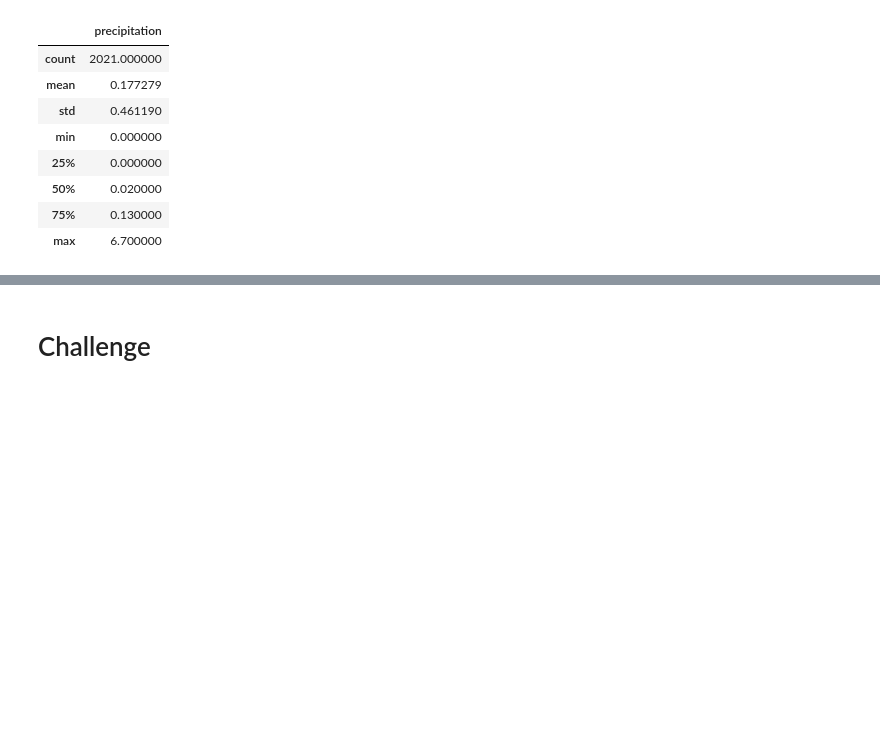
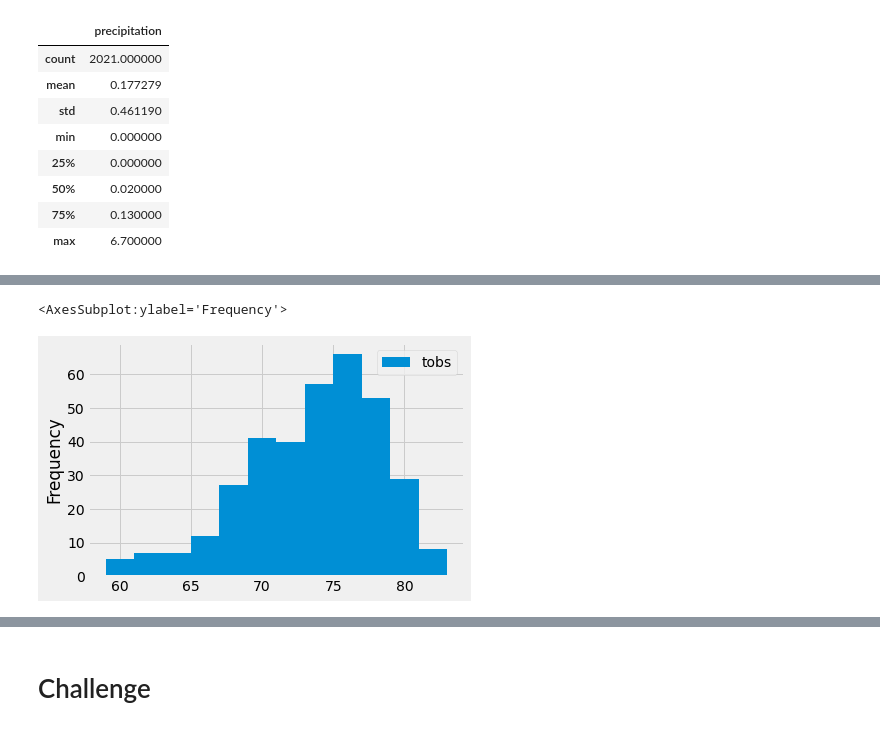
Before and after one commit to Bhargavi-ng/surfs_up, a Jupyter notebook: climate_analysis.ipynb, the cells around one changed output, grey strips where cells are left out. Cells and saved outputs as stored; diff of their text form; code cells hidden in the pictures; blank space fills up the shorter version.

Commit message:
Completed Weather Station Analysis.

```diff
--- a/climate_analysis.ipynb
+++ b/climate_analysis.ipynb
@@ -151,3 +178,7 @@ df.describe()
 # %%
 # Choose the station with the highest number of temperature observations.
 # Query the last 12 months of temperature observation data for this station and plot the results as a histogram
+results = session.query(Measurement.tobs).\
+    filter(Measurement.station == 'USC00519281').\
+        filter(Measurement.date >= prev_year).all()
+print(results)
@@ -153,0 +187,4 @@ df.describe()
+# %%
+# make the above results easier to read.
+df = pd.DataFrame(results, columns=['tobs'])
+print(df)
@@ -153,0 +206,7 @@ df.describe()
+# %%
+# plotting histogram with 12 bins
+df.plot.hist(bins=12)
+# use plt.tight_layout() to compress the x axis labels so that it fits into the box holding the plot - not needed here
+# %% [output]
+<AxesSubplot:ylabel='Frequency'>
+[figure, added]
```
Also changed, not shown: parts of 8 cells of this notebook.
